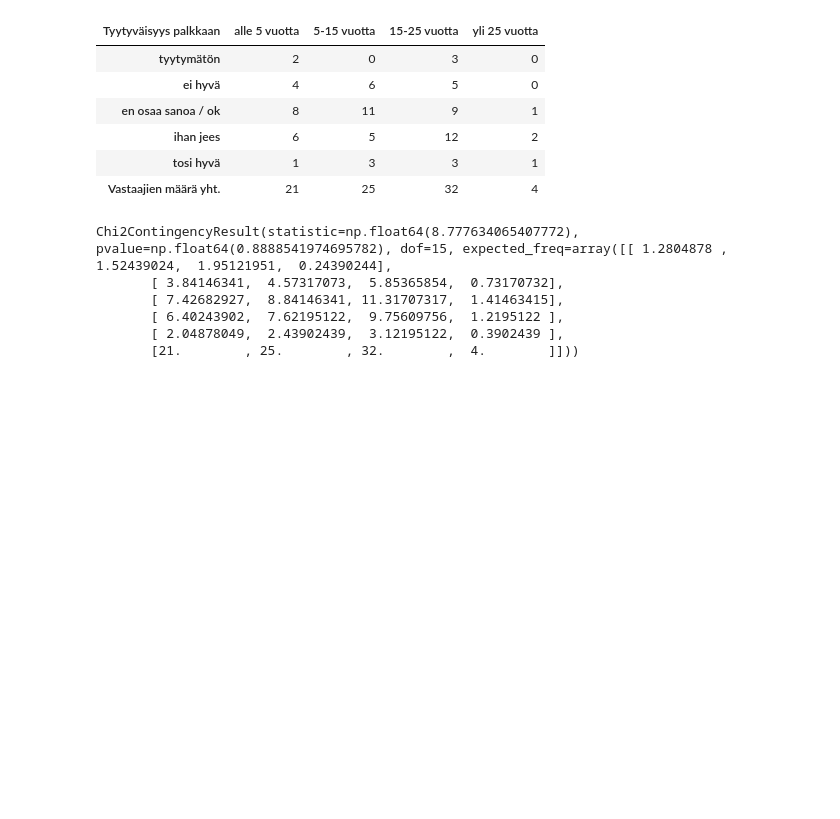
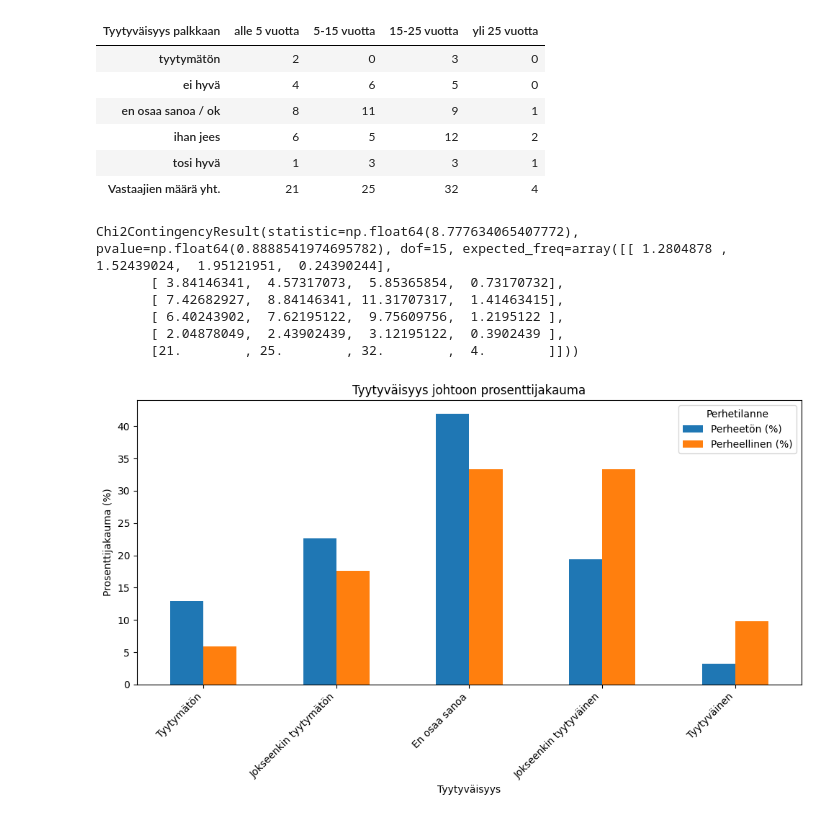
Before and after one commit to Hildura/Tiedonk-sittely-Pytjonilla-Ryhm-5, a Jupyter notebook: Projekti/Analyzing_WorkPlaceSatisfactionSurveyData.ipynb, the cells around one changed output. Cells and saved outputs as stored; diff of their text form; code cells hidden in the pictures; blank space fills up the shorter version.

```diff
--- a/Projekti/Analyzing_WorkPlaceSatisfactionSurveyData.ipynb
+++ b/Projekti/Analyzing_WorkPlaceSatisfactionSurveyData.ipynb
@@ -1093,3 +1120,33 @@ Chi2ContingencyResult(statistic=np.float64(8.777634065407772), pvalue=np.float64
        [ 6.40243902,  7.62195122,  9.75609756,  1.2195122 ],
        [ 2.04878049,  2.43902439,  3.12195122,  0.3902439 ],
        [21.        , 25.        , 32.        ,  4.        ]]))
+# %%
+
+import pandas as pd
+import matplotlib.pyplot as plt
+
+# Data from the table
+data = {
+    "Tyytyväisyys": ["Tyytymätön", "Jokseenkin tyytymätön", "En osaa sanoa", "Jokseenkin tyytyväinen", "Tyytyväinen"],
+    "Perheetön (%)": [12.9, 22.6, 41.9, 19.4, 3.2],
+    "Perheellinen (%)": [5.9, 17.6, 33.3, 33.3, 9.8]
+}
+
+# Create a DataFrame
+df = pd.DataFrame(data)
+
+# Plotting
+df.plot(x="Tyytyväisyys", kind="bar", figsize=(10, 6))
+
+# Adding labels and title
+plt.title('Tyytyväisyys johtoon prosenttijakauma')
+plt.xlabel('Tyytyväisyys')
+plt.ylabel('Prosenttijakauma (%)')
+plt.xticks(rotation=45, ha="right")
+plt.legend(title='Perhetilanne')
+
+# Show the plot
+plt.tight_layout()
+plt.show()
+# %% [output]
+[figure, added]
```
Also changed, not shown: parts of 2 cells of this notebook.
